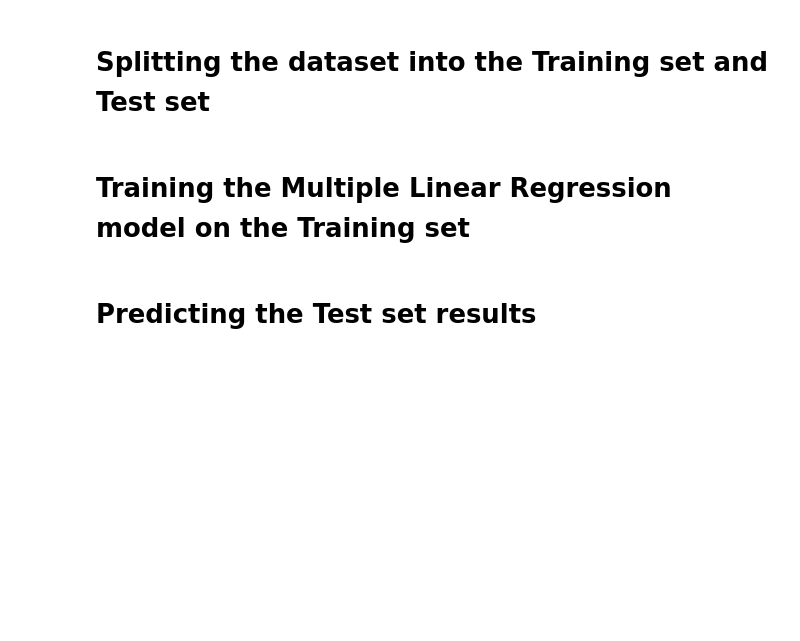
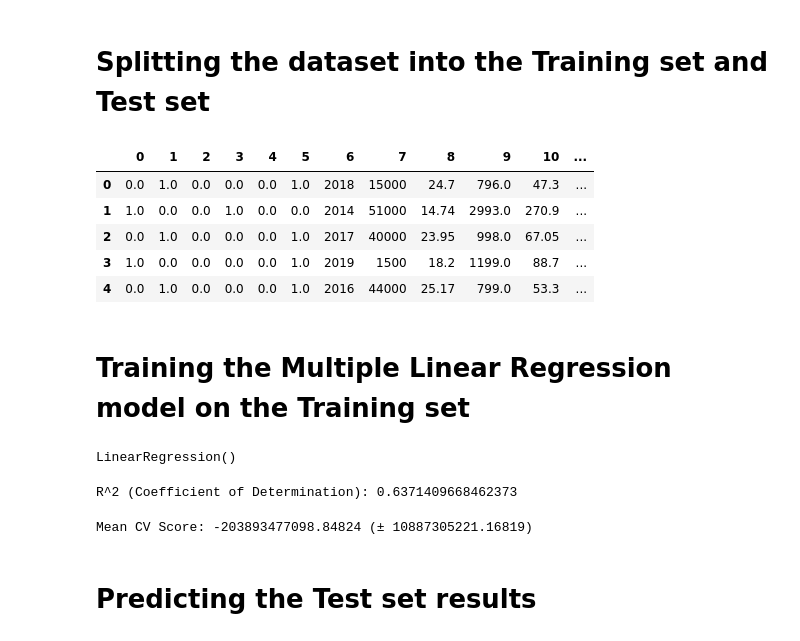
Before and after one commit to Terminated27/ECE601-2025, a Jupyter notebook: HW#3 Due Date Feb 27/Question4/question4_template.ipynb, the cells around one changed output. Cells and saved outputs as stored; diff of their text form; code cells hidden in the pictures; blank space fills up the shorter version.

```diff
--- a/HW#3 Due Date Feb 27/Question4/question4_template.ipynb
+++ b/HW#3 Due Date Feb 27/Question4/question4_template.ipynb
@@ -85,5 +180,7 @@ dataset.head()
 # Drop rows with any column having NA/null data
 # Hint: use dropna() command
 # Name dataset with no NA/null data as 'dataset_cleaned'
+dataset_cleaned = dataset.dropna()
 
-dataset_cleaned = 'write your code here'
+# Verify the changes by printing the first five rows of the cleaned dataset
+print(dataset_cleaned.head())
@@ -96,6 +213,6 @@ dataset_cleaned = 'write your code here'
 # the 'selling_price', 'seller_type', 'name', 'owner'. Name them 'X' as it would be a matrix
 # Hint: you can select columns by their names or drop the column that you don't want.
 
-'write your code here'
+X = dataset_cleaned.drop(columns=['selling_price', 'seller_type', 'name', 'owner'])
 
-X.head()
+print(X.head())
@@ -102,7 +233,6 @@ X.head()
 # %%
 # Select the column that you want to predict, i.e., 'selling_price'
 # Name it 'y' as it would be a vector.
+y = dataset_cleaned['selling_price']
 
-'write your code here'
-
-y.head()
+print(y.head())
@@ -113,20 +250,20 @@ y.head()
 from sklearn.preprocessing import OneHotEncoder
 from sklearn.compose import ColumnTransformer
 
-# First step: select dataset columns that you want to code.
-# Hint: we want to code 'Profit' and 'transmission' columns
-categorical_feature = 'write your code here'
 
+#Preprocess 'engine' column to remove 'CC' and convert to numeric
+X['engine'] = X['engine'].str.replace(' CC', '').astype(float)
+# First step: select dataset columns that you want to code
+categorical_feature = ['transmission', 'fuel']
 # Second step: defining the encoder
 one_hot = OneHotEncoder()
 
-# Third step: Define transformer to apply encoder, i.e., 'one_hot' to the selected dataset columns, i.e., 'categorical_feature'.
-# Hint: use 'ColumnTransformer' command
-transformer = 'write your code here'
+# Third step: Define transformer to apply encoder to the selected dataset columns
+transformer = ColumnTransformer(
+    transformers=[('cat', one_hot, categorical_feature)], remainder='passthrough')
 
-# Fourth step: Fit the defined transformer to the feature matrix X.
-# Hint: use 'fit_transform' command
-transformed_X = 'write your code here'
+# Fourth step: Fit the defined transformer to the feature matrix X
+transformed_X = transformer.fit_transform(X)
 # %%
 # Run this cell to see the first five rows of transformed_X
 pd.DataFrame(transformed_X).head()
@@ -135,9 +279,19 @@ pd.DataFrame(transformed_X).head()
 # %%
 # Split the dataset into the Training and Test sets using the
 # following imported library;
 # Consider test size to be 0.35 and random state to be 2509
 from sklearn.model_selection import train_test_split
-'write your code here'
+
+X_train, X_test, y_train, y_test = train_test_split(transformed_X, y, test_size=0.35, random_state=2509)
+
+pd.DataFrame(X_train).head()
+# %% [output]
+|  | 0 | 1 | 2 | 3 | 4 | 5 | 6 | 7 | 8 | 9 | 10 | ... |
+| 0 | 0.0 | 1.0 | 0.0 | 0.0 | 0.0 | 1.0 | 2018 | 15000 | 24.7 | 796.0 | 47.3 | ... |
+| 1 | 1.0 | 0.0 | 0.0 | 1.0 | 0.0 | 0.0 | 2014 | 51000 | 14.74 | 2993.0 | 270.9 | ... |
+| 2 | 0.0 | 1.0 | 0.0 | 0.0 | 0.0 | 1.0 | 2017 | 40000 | 23.95 | 998.0 | 67.05 | ... |
+| 3 | 1.0 | 0.0 | 0.0 | 0.0 | 0.0 | 1.0 | 2019 | 1500 | 18.2 | 1199.0 | 88.7 | ... |
+| 4 | 0.0 | 1.0 | 0.0 | 0.0 | 0.0 | 1.0 | 2016 | 44000 | 25.17 | 799.0 | 53.3 | ... |
 # %%
 # This cell standardized training and test data
 
@@ -156,32 +309,38 @@ X_test_scaled = scaler.transform(X_test)
 # Train the Multiple Linear Regression model on the Training set
 
 # First step: import linear regression from sklearn
-'write your code here'
+from sklearn.linear_model import LinearRegression
 
 # Second step: define regeressor using the imported linear regression
-regressor = 'write your code here'
+regressor = LinearRegression()
 
 # Fit the defined regeressor to the training dataset, including X_train_scaled and y_train
-'write your code here'
+regressor.fit(X_train_scaled, y_train)
+# %% [output]
+LinearRegression()
 # %%
 # Evaulate the performance of your model on X_test_scaled and y_test.
 # In the context of multilinear regression),
 # Hint: use .score() method to return the coefficient of determination, also known as R² (R-squared).
 # We expect output > 0.63
-'write your code here'
+r_squared = regressor.score(X_test_scaled, y_test)
+print(f"R^2 (Coefficient of Determination): {r_squared}")
+# %% [output]
+R^2 (Coefficient of Determination): 0.6371409668462373
 # %%
 # Apply cross validation (CV)
 
-# First step: import CV score from sklearn
+# Import CV score from sklearn
 from sklearn.model_selection import cross_val_score
 
-# Second step: Apply K-Fold cross-validation
-# Hint: use the imported library, consider K=5, and use negative mean squared error for scoring
-cv_scores = 'write your code here'
+# Apply K-Fold cross-validation
+# Using K=5 and negative mean squared error for scoring
+cv_scores = cross_val_score(regressor, X_train_scaled, y_train, cv=5, scoring='neg_mean_squared_error')
 
-# Print the score mean (± standard deviation);
-# Hint: use mean() and std() commands
-'write your code here'
+# Print the score mean (± standard deviation)
+print(f"Mean CV Score: {cv_scores.mean()} (± {cv_scores.std()})")
+# %% [output]
+Mean CV Score: -203893477098.84824 (± 10887305221.16819)
 # %% [markdown]
 # Predicting the Test set results
 # %%
```
Also changed, not shown: parts of 27 cells of this notebook, 1 other file.
